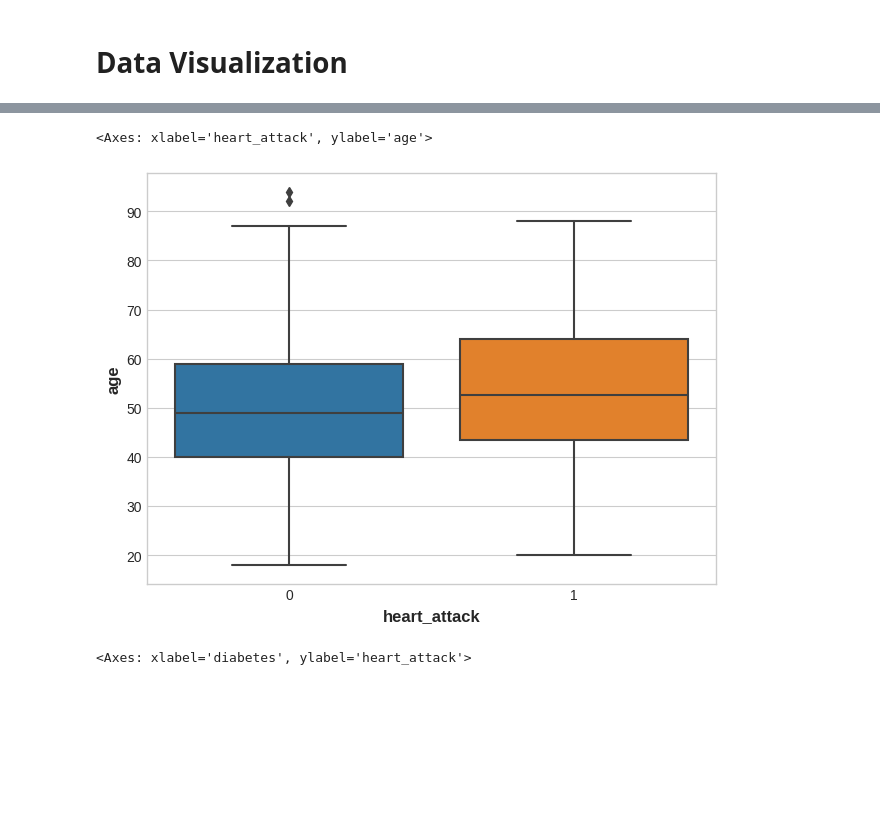
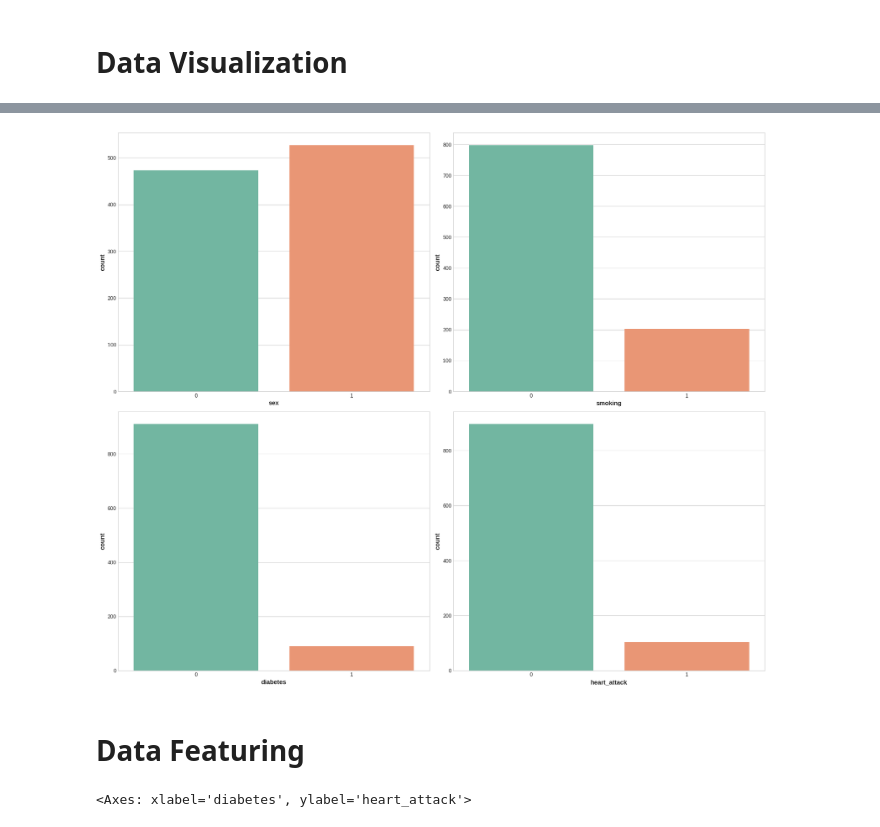
Before and after one commit to WONYOUNG-SONG/Kaggle, a Jupyter notebook: HeartAttackRiskAssessment/submission.ipynb, the cells around one changed output, grey strips where cells are left out. Drawn from its saved outputs; the diff is of its cells as text; code cells hidden in the pictures; blank space fills up the shorter version.

Commit message:
Kaggle Notebook | HeartAttackRiskAssessment | Version 1

```diff
--- a/HeartAttackRiskAssessment/submission.ipynb
+++ b/HeartAttackRiskAssessment/submission.ipynb
@@ -73,8 +68,16 @@ sns.stripplot(x='heart_attack', y='age', data=HAR, jitter=True, palette='Set1')
-# %%
-sns.boxplot(x='heart_attack', y='age', data=HAR)
-# %% [output]
-<Axes: xlabel='heart_attack', ylabel='age'>
-[figure, removed]
+# %%
+features = [['sex', 'smoking'], ['diabetes', 'heart_attack']]
+fig, ax = plt.subplots(nrows = 2, ncols = 2, figsize=(18, 15))
+
+for i, feature in enumerate(features[0]):
+    sns.countplot(x=HAR[feature],ax = ax[0][i], palette = 'Set2')
+
+for i, feature in enumerate(features[1]):
+    sns.countplot(x=HAR[feature],ax = ax[1][i], palette = 'Set2')
+# %% [output]
+[figure, added]
+# %% [markdown]
+# **Data Featuring**
 # %%
 proportions = HAR.groupby('diabetes')['heart_attack'].mean().reset_index()
 sns.barplot(x='diabetes', y='heart_attack', data=proportions, palette='Set2')
```
Also changed, not shown: parts of 7 cells of this notebook.
